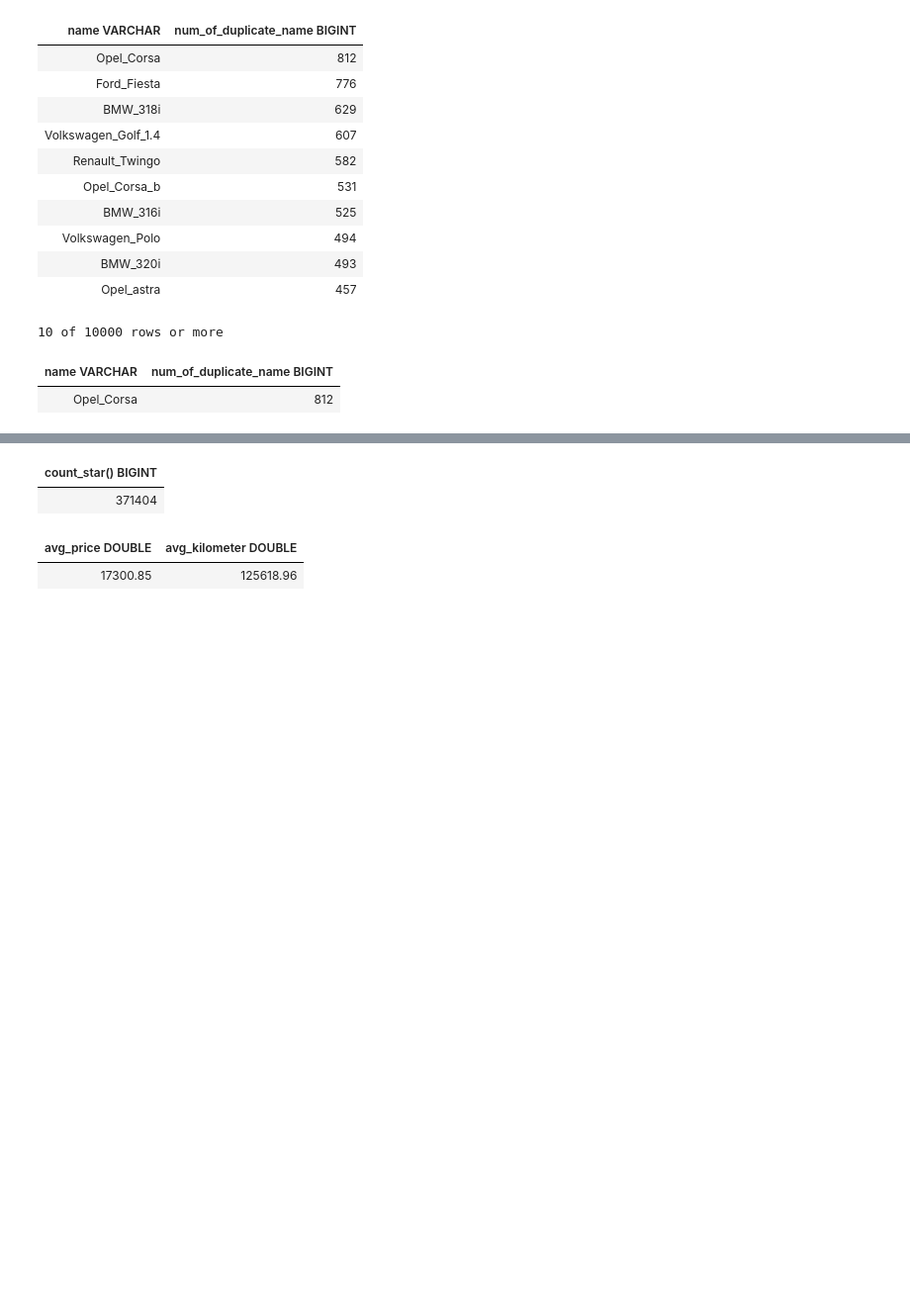
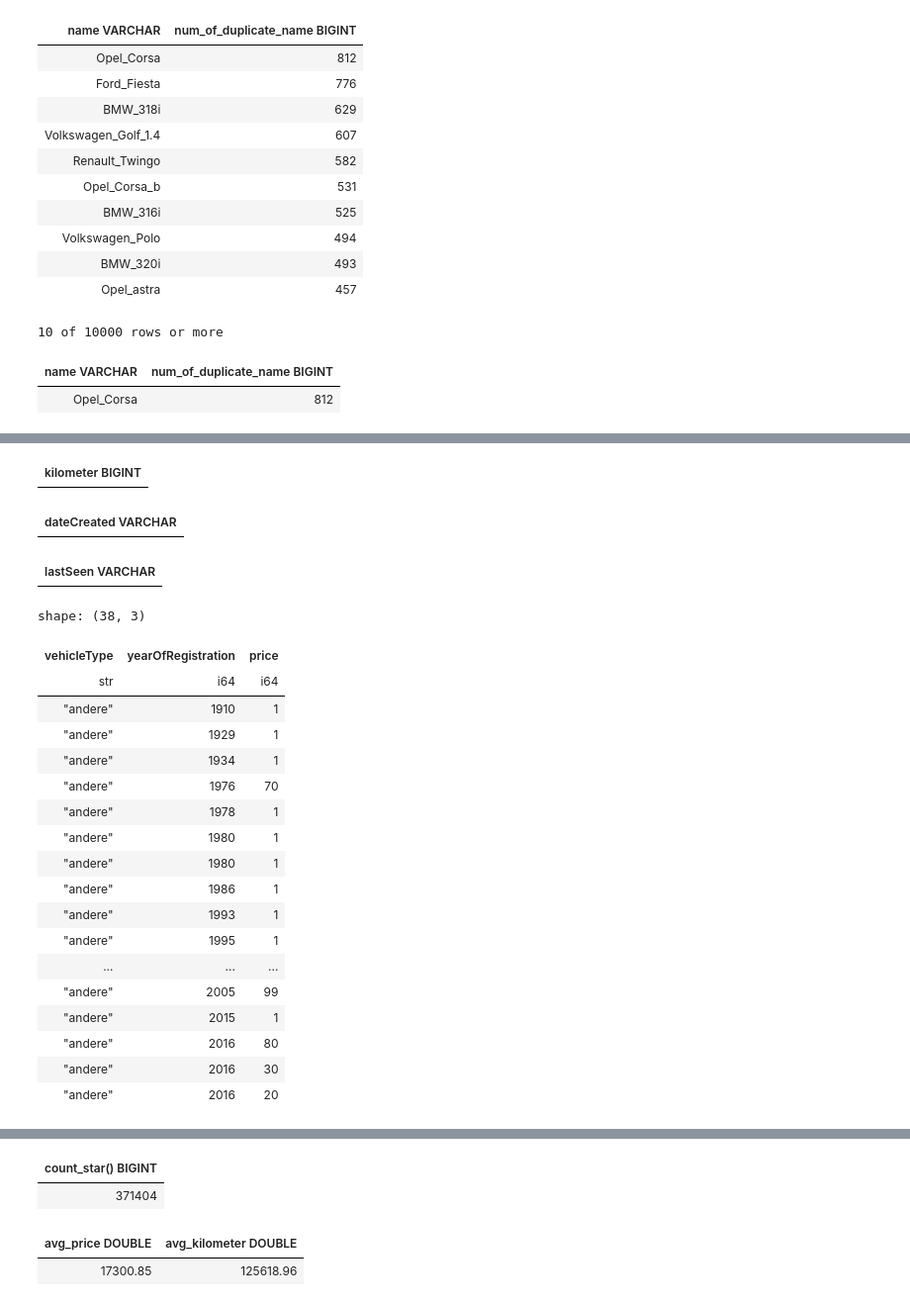
Before and after one commit to pannguyen2001/learn_python, a Jupyter notebook: lab/22th.ipynb, the cells around one changed output, grey strips where cells are left out. Shown at 99% size. Drawn from its saved outputs; the diff is of its cells as text; code cells hidden in the pictures; blank space fills up the shorter version.

```diff
--- a/lab/22th.ipynb
+++ b/lab/22th.ipynb
@@ -477,0 +467,72 @@ con.sql("""
+# %%
+con.sql("""SELECT DISTINCT TRY_CAST(kilometer AS BIGINT) as kilometer
+        FROM sqlite_db.sheet1
+        WHERE kilometer <= 0
+        ORDER BY kilometer ASC
+        LIMIT 100
+""")
+# %% [output]
+| kilometer BIGINT |
+# %%
+con.sql("""SELECT
+        DISTINCT strftime(TRY_CAST(dateCreated AS TIMESTAMP), '%Y-%m-%d %H:%M:%S') as dateCreated
+        FROM sqlite_db.sheet1
+        WHERE TRY_CAST(dateCreated AS TIMESTAMP) >= '2026-11-06 00:00:00' OR TRY_CAST(dateCreated AS TIMESTAMP) <= '1900-01-01 00:00:00'
+        ORDER BY TRY_CAST(dateCreated AS TIMESTAMP) ASC
+        LIMIT 100
+""")
+# %% [output]
+| dateCreated VARCHAR |
+# %%
+con.sql("""SELECT
+        DISTINCT strftime(TRY_CAST(lastSeen AS TIMESTAMP), '%Y-%m-%d %H:%M:%S') as lastSeen
+        FROM sqlite_db.sheet1
+        WHERE TRY_CAST(lastSeen AS TIMESTAMP) >= '2026-11-06 00:00:00' OR TRY_CAST(lastSeen AS TIMESTAMP) <= '1900-01-01 00:00:00'
+        ORDER BY TRY_CAST(lastSeen AS TIMESTAMP) ASC
+        LIMIT 100
+""")
+# %% [output]
+| lastSeen VARCHAR |
+# %%
+"""
+EDA price
+"""
+con.sql("""
+        WITH valid_data AS (
+            SELECT
+                vehicleType,
+                yearOfRegistration,
+                price,
+            FROM sqlite_db.sheet1
+            WHERE vehicleType IS NOT NULL AND
+            yearOfRegistration IS NOT NULL AND
+            price IS NOT NULL
+            AND (yearOfRegistration >= 1900 AND yearOfRegistration <= 2026)
+            AND price > 0
+            AND vehicleType == 'andere'
+        )
+        SELECT *
+        FROM valid_data
+        WHERE price < 100
+        ORDER BY yearOfRegistration ASC
+        """).pl()
+# %% [output]
+shape: (38, 3)
+| vehicleType | yearOfRegistration | price |
+| str | i64 | i64 |
+| "andere" | 1910 | 1 |
+| "andere" | 1929 | 1 |
+| "andere" | 1934 | 1 |
+| "andere" | 1976 | 70 |
+| "andere" | 1978 | 1 |
+| "andere" | 1980 | 1 |
+| "andere" | 1980 | 1 |
+| "andere" | 1986 | 1 |
+| "andere" | 1993 | 1 |
+| "andere" | 1995 | 1 |
+| ... | ... | ... |
+| "andere" | 2005 | 99 |
+| "andere" | 2015 | 1 |
+| "andere" | 2016 | 80 |
+| "andere" | 2016 | 30 |
+| "andere" | 2016 | 20 |
```
Also changed, not shown: parts of 46 cells of this notebook, 6 other files.
